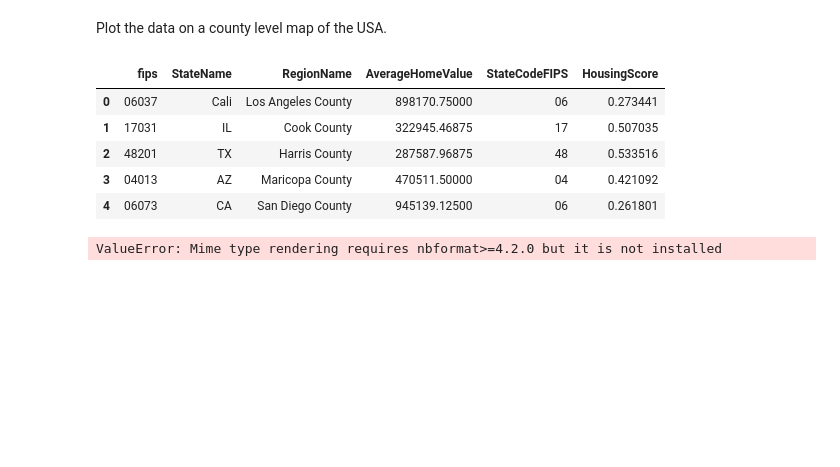
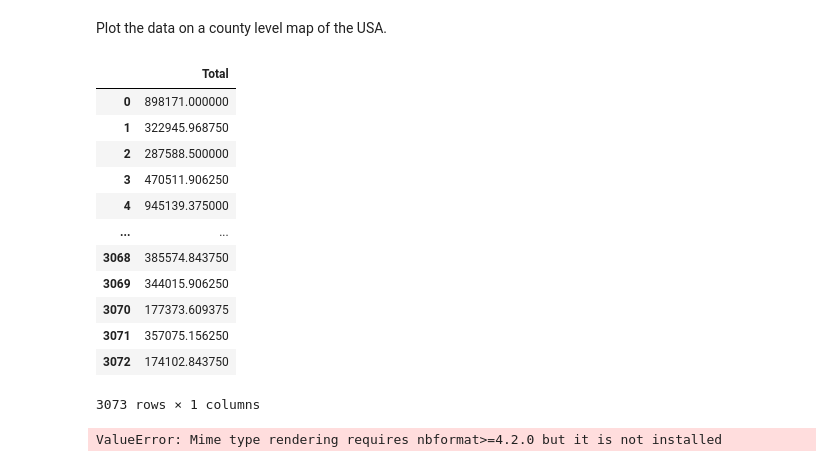
Before and after one commit to jhbetts/CountyScore, a Jupyter notebook: Notebooks/explore_housing.ipynb, the cells around one changed output. Drawn from its saved outputs; the diff is of its cells as text; code cells hidden in the pictures; blank space fills up the shorter version.

```diff
--- a/Notebooks/explore_housing.ipynb
+++ b/Notebooks/explore_housing.ipynb
@@ -71,15 +71,25 @@ housing.head()
 # %% [markdown]
 Plot the data on a county level map of the USA.
 # %%
-housing.loc[housing['fips'] == '06037', 'StateName'] = 'Cali'
-housing.head()
+columns = [['AverageHomeValue', 'HousingScore']]
+
+score = pd.DataFrame()
+score['Total'] = housing[columns[0]].sum(axis=1, skipna=True)
+score
 # %% [output]
-|  | fips | StateName | RegionName | AverageHomeValue | StateCodeFIPS | HousingScore |
-| 0 | 06037 | Cali | Los Angeles County | 898170.75000 | 06 | 0.273441 |
-| 1 | 17031 | IL | Cook County | 322945.46875 | 17 | 0.507035 |
-| 2 | 48201 | TX | Harris County | 287587.96875 | 48 | 0.533516 |
-| 3 | 04013 | AZ | Maricopa County | 470511.50000 | 04 | 0.421092 |
-| 4 | 06073 | CA | San Diego County | 945139.12500 | 06 | 0.261801 |
+|  | Total |
+| 0 | 898171.000000 |
+| 1 | 322945.968750 |
+| 2 | 287588.500000 |
+| 3 | 470511.906250 |
+| 4 | 945139.375000 |
+| ... | ... |
+| 3068 | 385574.843750 |
+| 3069 | 344015.906250 |
+| 3070 | 177373.609375 |
+| 3071 | 357075.156250 |
+| 3072 | 174102.843750 |
+3073 rows × 1 columns
 # %%
 fig = px.choropleth_map(housing, geojson=counties, locations="fips", color='AverageHomeValue',
                         color_continuous_scale='greens',
```
Also changed, not shown: 3 other files.
